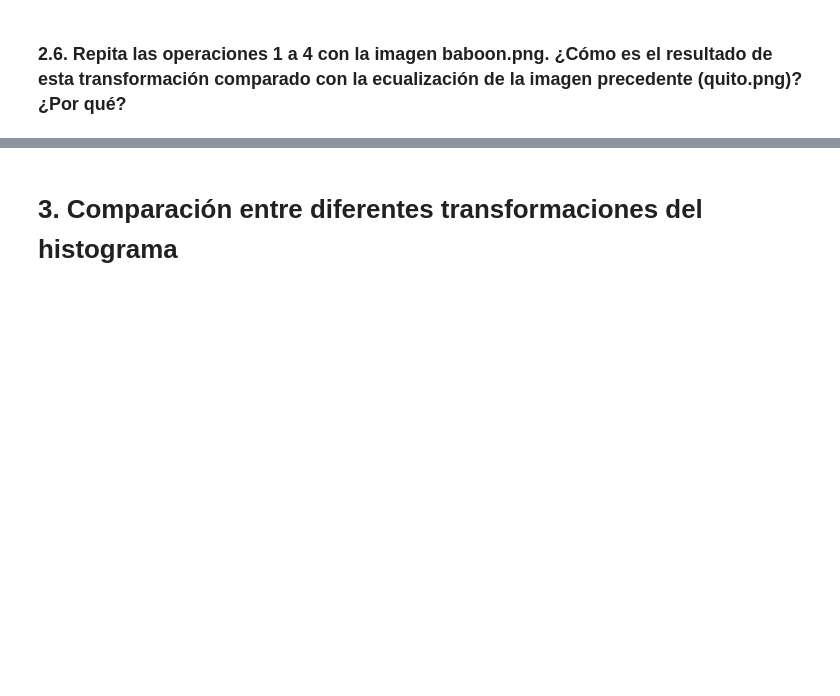
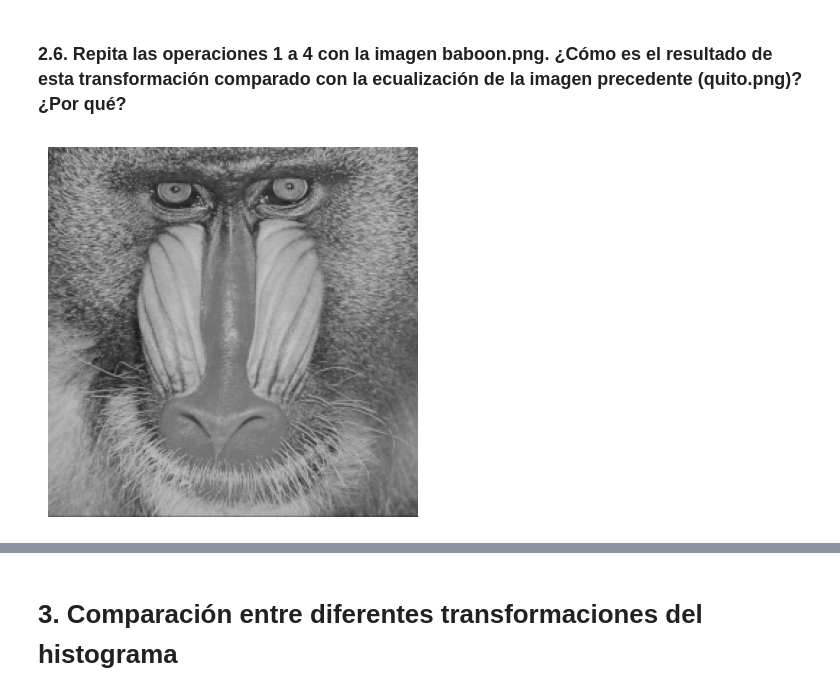
Before and after one commit to DavidTobonIBIO/talleres-imagenes-y-vision, a Jupyter notebook: Taller_2/Taller2.ipynb, the cells around one changed output, grey strips where cells are left out. Drawn from its saved outputs; the diff is of its cells as text; code cells hidden in the pictures; blank space fills up the shorter version.

```diff
--- a/Taller_2/Taller2.ipynb
+++ b/Taller_2/Taller2.ipynb
@@ -205,2 +209,10 @@ plt.show()
 # %% [markdown]
 ### 2.6. Repita las operaciones 1 a 4 con la imagen baboon.png. ¿Cómo es el resultado de esta transformación comparado con la ecualización de la imagen precedente (quito.png)? ¿Por qué?
+# %%
+baboon_img = cv2.imread('images/baboon.png', cv2.IMREAD_GRAYSCALE)
+
+plt.imshow(baboon_img, cmap='gray', vmin=0, vmax=255)
+plt.axis('off')
+plt.show()
+# %% [output]
+[figure, added]
```
Also changed, not shown: parts of 8 cells of this notebook, 2 other files.
